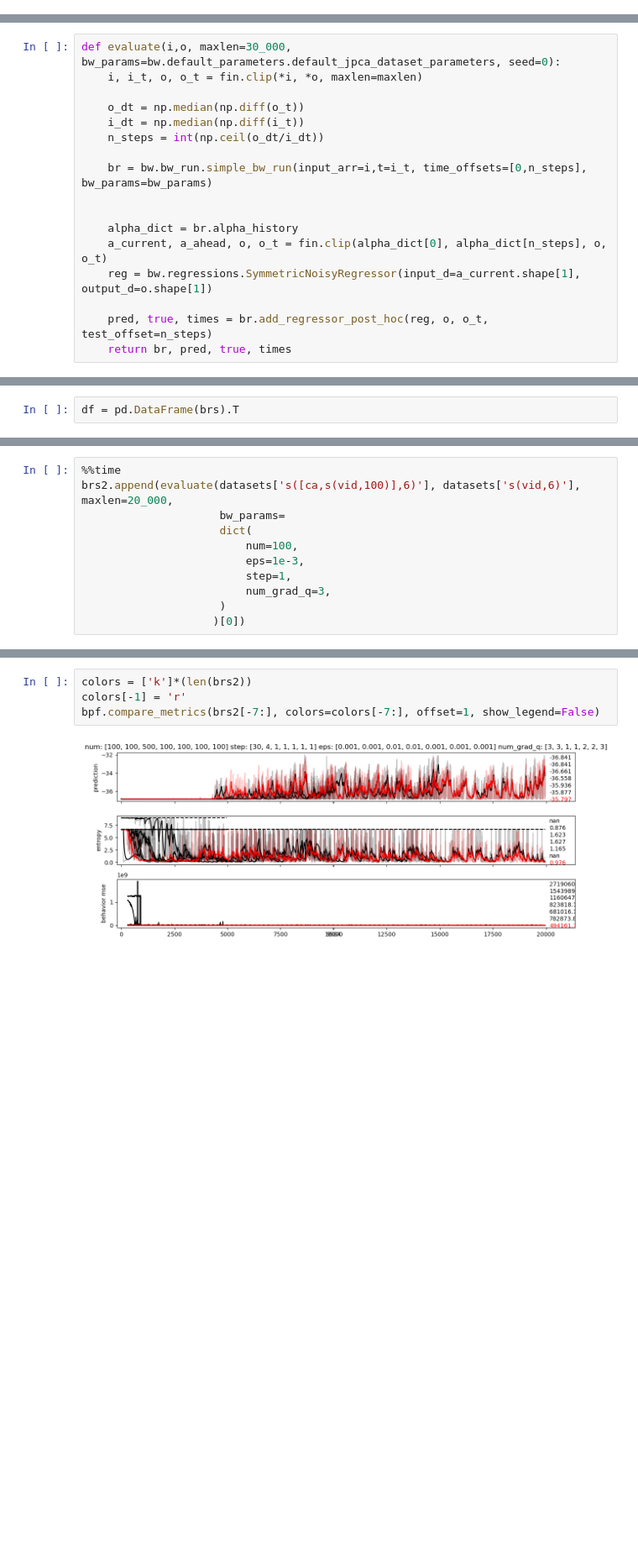
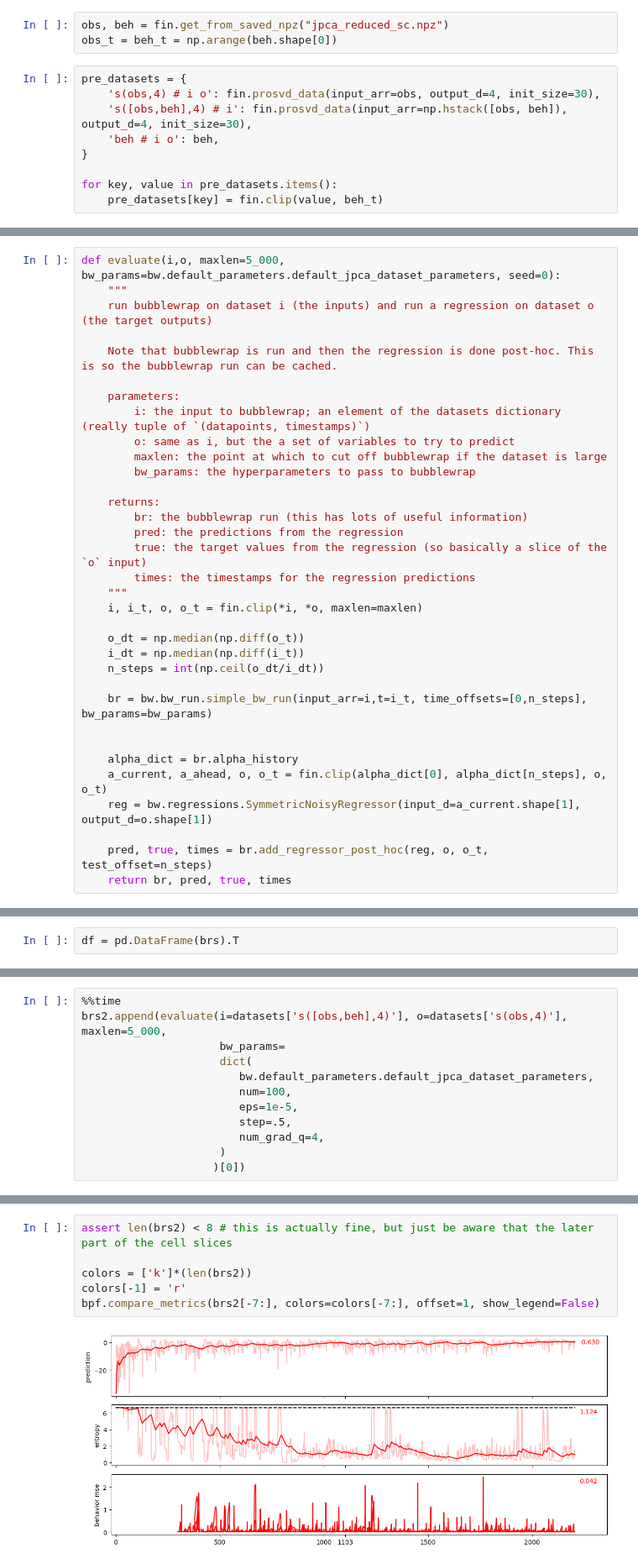
Before and after one commit to draeloslab/Bubblewrap, a Jupyter notebook: scripts/regressions.ipynb, the cells around one changed output, grey strips where cells are left out. Shown at 84% size. Saved outputs shown, nothing was run; the diff lists cells and outputs as text; blank space fills up the shorter version.

Commit message:
adds documentation and predictor switching

```diff
--- a/scripts/regressions.ipynb
+++ b/scripts/regressions.ipynb
@@ -114,0 +191,12 @@ retreiving cache from: /home/jgould/Documents/Bubblewrap/generated/datasets/cach
+# %%
+obs, beh = fin.get_from_saved_npz("jpca_reduced_sc.npz")
+obs_t = beh_t = np.arange(beh.shape[0])
+# %%
+pre_datasets = {
+    's(obs,4) # i o': fin.prosvd_data(input_arr=obs, output_d=4, init_size=30),
+    's([obs,beh],4) # i': fin.prosvd_data(input_arr=np.hstack([obs, beh]), output_d=4, init_size=30),
+    'beh # i o': beh,
+}
+
+for key, value in pre_datasets.items():
+    pre_datasets[key] = fin.clip(value, beh_t)
@@ -158,7 +255,24 @@ for i, key in enumerate(output_keys):
 # %% [markdown]
 ## Run Table
 # %%
-def evaluate(i,o, maxlen=30_000, bw_params=bw.default_parameters.default_jpca_dataset_parameters, seed=0):
+def evaluate(i,o, maxlen=5_000, bw_params=bw.default_parameters.default_jpca_dataset_parameters, seed=0):
+    """
+    run bubblewrap on dataset i (the inputs) and run a regression on dataset o (the target outputs)
+
+    Note that bubblewrap is run and then the regression is done post-hoc. This is so the bubblewrap run can be cached.
+
+    parameters:
+        i: the input to bubblewrap; an element of the datasets dictionary (really tuple of `(datapoints, timestamps)`)
+        o: same as i, but the a set of variables to try to predict
+        maxlen: the point at which to cut off bubblewrap if the dataset is large
+        bw_params: the hyperparameters to pass to bubblewrap
+
+    returns:
+        br: the bubblewrap run (this has lots of useful information)
+        pred: the predictions from the regression
+        true: the target values from the regression (so basically a slice of the `o` input)
+        times: the timestamps for the regression predictions
+    """
     i, i_t, o, o_t = fin.clip(*i, *o, maxlen=maxlen)
 
     o_dt = np.median(np.diff(o_t))
@@ -308,12 +398,13 @@ brs2 = []
 # %%
 %%time
-brs2.append(evaluate(datasets['s([ca,s(vid,100)],6)'], datasets['s(vid,6)'], maxlen=20_000,
+brs2.append(evaluate(i=datasets['s([obs,beh],4)'], o=datasets['s(obs,4)'], maxlen=5_000,
                      bw_params=
                      dict(
-                         num=100,
-                         eps=1e-3,
-                         step=1,
-                         num_grad_q=3,
+                        bw.default_parameters.default_jpca_dataset_parameters,
+                        num=100,
+                        eps=1e-5,
+                        step=.5,
+                        num_grad_q=4,
                      )
                     )[0])
 # %% [output]
@@ -324,6 +414,8 @@ Wall time: 32.2 s
 # %%
+assert len(brs2) < 8 # this is actually fine, but just be aware that the later part of the cell slices
+
 colors = ['k']*(len(brs2))
 colors[-1] = 'r'
 bpf.compare_metrics(brs2[-7:], colors=colors[-7:], offset=1, show_legend=False)
 # %% [output]
-[figure, old version]
+[figure, new version]
```
Also changed, not shown: parts of 54 cells of this notebook, 2 other files.
